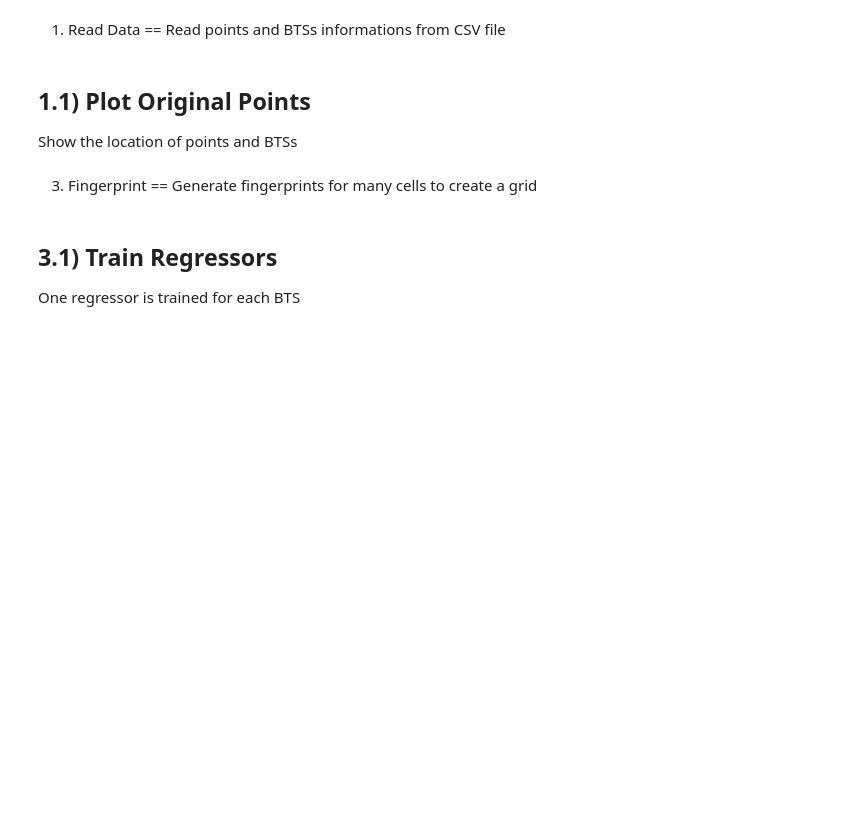
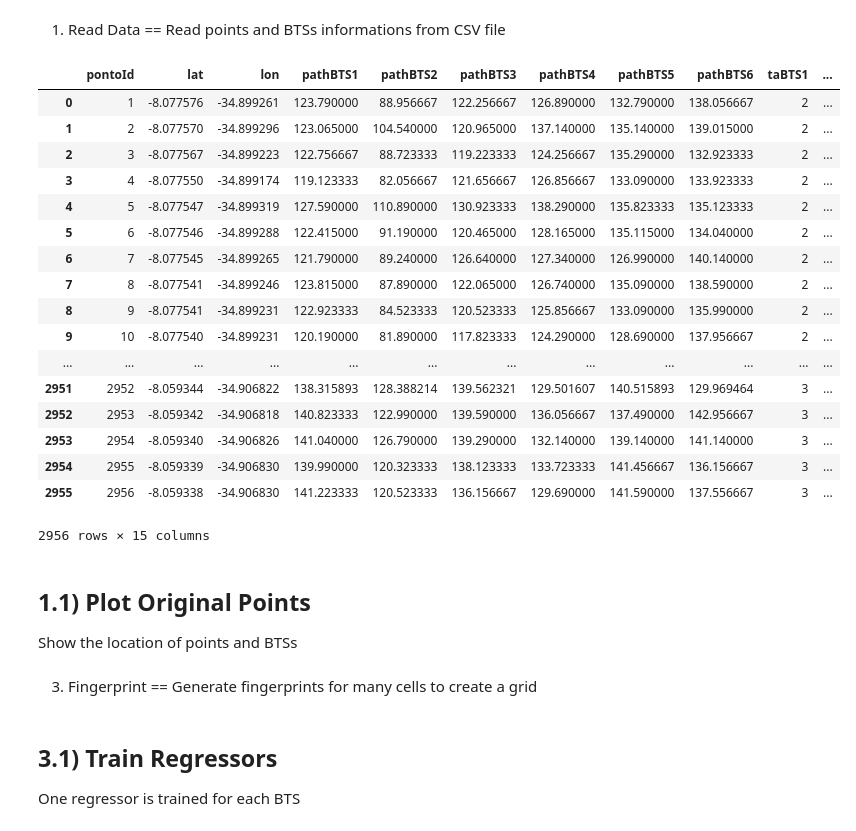
Before and after one commit to thiagoald/projeto_es290, a Jupyter notebook: Localization.ipynb, the cells around one changed output. Saved outputs shown, nothing was run; the diff lists cells and outputs as text; code cells hidden in the pictures; blank space fills up the shorter version.

```diff
--- a/Localization.ipynb
+++ b/Localization.ipynb
@@ -25,4 +25,26 @@ from src.localization import show_box_plots
 1) Read Data
 ==
 Read points and BTSs informations from CSV file
+# %%
+file = pd.read_csv('resources/data/data2.csv')
+file
+# %% [output]
+|  | pontoId | lat | lon | pathBTS1 | pathBTS2 | pathBTS3 | pathBTS4 | pathBTS5 | pathBTS6 | taBTS1 | ... |
+| 0 | 1 | -8.077576 | -34.899261 | 123.790000 | 88.956667 | 122.256667 | 126.890000 | 132.790000 | 138.056667 | 2 | ... |
+| 1 | 2 | -8.077570 | -34.899296 | 123.065000 | 104.540000 | 120.965000 | 137.140000 | 135.140000 | 139.015000 | 2 | ... |
+| 2 | 3 | -8.077567 | -34.899223 | 122.756667 | 88.723333 | 119.223333 | 124.256667 | 135.290000 | 132.923333 | 2 | ... |
+| 3 | 4 | -8.077550 | -34.899174 | 119.123333 | 82.056667 | 121.656667 | 126.856667 | 133.090000 | 133.923333 | 2 | ... |
+| 4 | 5 | -8.077547 | -34.899319 | 127.590000 | 110.890000 | 130.923333 | 138.290000 | 135.823333 | 135.123333 | 2 | ... |
+| 5 | 6 | -8.077546 | -34.899288 | 122.415000 | 91.190000 | 120.465000 | 128.165000 | 135.115000 | 134.040000 | 2 | ... |
+| 6 | 7 | -8.077545 | -34.899265 | 121.790000 | 89.240000 | 126.640000 | 127.340000 | 126.990000 | 140.140000 | 2 | ... |
+| 7 | 8 | -8.077541 | -34.899246 | 123.815000 | 87.890000 | 122.065000 | 126.740000 | 135.090000 | 138.590000 | 2 | ... |
+| 8 | 9 | -8.077541 | -34.899231 | 122.923333 | 84.523333 | 120.523333 | 125.856667 | 133.090000 | 135.990000 | 2 | ... |
+| 9 | 10 | -8.077540 | -34.899231 | 120.190000 | 81.890000 | 117.823333 | 124.290000 | 128.690000 | 137.956667 | 2 | ... |
+| ... | ... | ... | ... | ... | ... | ... | ... | ... | ... | ... | ... |
+| 2951 | 2952 | -8.059344 | -34.906822 | 138.315893 | 128.388214 | 139.562321 | 129.501607 | 140.515893 | 129.969464 | 3 | ... |
+| 2952 | 2953 | -8.059342 | -34.906818 | 140.823333 | 122.990000 | 139.590000 | 136.056667 | 137.490000 | 142.956667 | 3 | ... |
+| 2953 | 2954 | -8.059340 | -34.906826 | 141.040000 | 126.790000 | 139.290000 | 132.140000 | 139.140000 | 141.140000 | 3 | ... |
+| 2954 | 2955 | -8.059339 | -34.906830 | 139.990000 | 120.323333 | 138.123333 | 133.723333 | 141.456667 | 136.156667 | 3 | ... |
+| 2955 | 2956 | -8.059338 | -34.906830 | 141.223333 | 120.523333 | 136.156667 | 129.690000 | 141.590000 | 137.556667 | 3 | ... |
+2956 rows × 15 columns
 # %%
```
Also changed, not shown: parts of 10 cells of this notebook, 2 other files.
